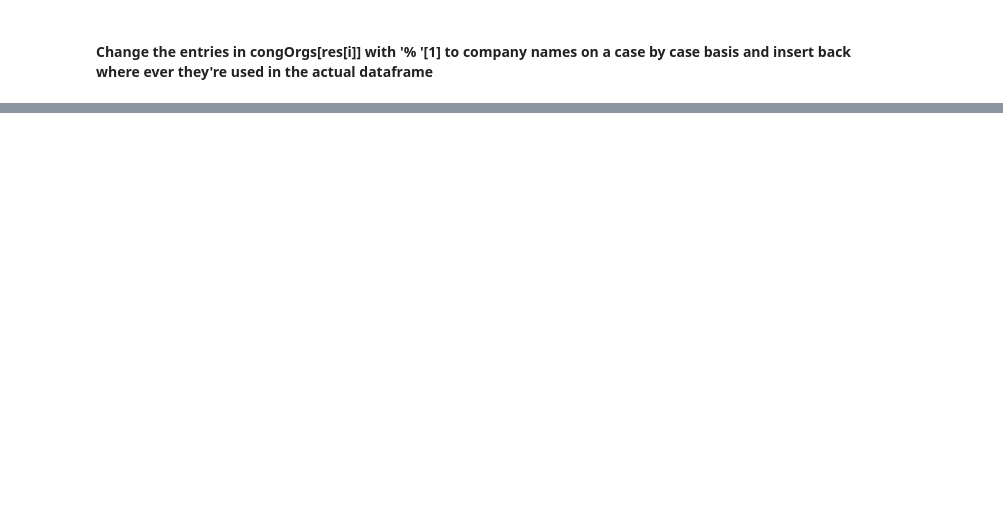
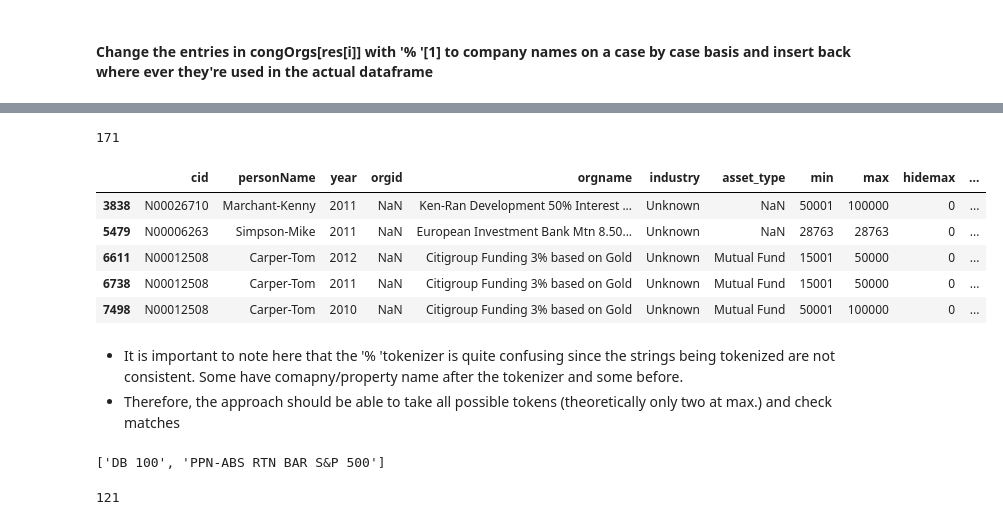
Before and after one commit to HasaanTS/string-matching-project, a Jupyter notebook: notebooks/3) EDA_py3_v2.ipynb, the cells around one changed output, grey strips where cells are left out. Cells and saved outputs as stored; diff of their text form; code cells hidden in the pictures; blank space fills up the shorter version.

```diff
--- a/notebooks/3) EDA_py3_v2.ipynb
+++ b/notebooks/3) EDA_py3_v2.ipynb
@@ -208,0 +225,17 @@ print([congOrgs[res[i]] for i in range(len(res))])
+# %%
+# REGEX patterns (https://help.libreoffice.org/Common/List_of_Regular_Expressions)
+pattern = re.compile('\+?%\s')  #testing  regex (https://www.regextester.com/94730)
+matches = [x for x in congOrgs if pattern.findall(x)]
+# %%
+print(len(matches))
+# %% [output]
+171
+# %%
+congDF[congDF['orgname'].isin(matches)].head()
+# %% [output]
+|  | cid | personName | year | orgid | orgname | industry | asset_type | min | max | hidemax | ... |
+| 3838 | N00026710 | Marchant-Kenny | 2011 | NaN | Ken-Ran Development 50% Interest ... | Unknown | NaN | 50001 | 100000 | 0 | ... |
+| 5479 | N00006263 | Simpson-Mike | 2011 | NaN | European Investment Bank Mtn 8.50... | Unknown | NaN | 28763 | 28763 | 0 | ... |
+| 6611 | N00012508 | Carper-Tom | 2012 | NaN | Citigroup Funding 3% based on Gold | Unknown | Mutual Fund | 15001 | 50000 | 0 | ... |
+| 6738 | N00012508 | Carper-Tom | 2011 | NaN | Citigroup Funding 3% based on Gold | Unknown | Mutual Fund | 15001 | 50000 | 0 | ... |
+| 7498 | N00012508 | Carper-Tom | 2010 | NaN | Citigroup Funding 3% based on Gold | Unknown | Mutual Fund | 50001 | 100000 | 0 | ... |
@@ -208,0 +244,8 @@ print([congOrgs[res[i]] for i in range(len(res))])
+# %% [markdown]
+- It is important to note here that the '% 'tokenizer is quite confusing since the strings being tokenized are not     consistent. Some have comapny/property name after the tokenizer and some before.
+- Therefore, the approach should be able to take all possible tokens (theoretically only two at max.) and check         matches
+# %%
+print(perList_sep[10])
+# print(perList_sep[1])
+# %% [output]
+['DB 100', 'PPN-ABS RTN BAR S&P 500']
@@ -208,0 +261,4 @@ print([congOrgs[res[i]] for i in range(len(res))])
+# %%
+matches.index('10% interest in Trott-ATA LLC')
+# %% [output]
+121
```
Also changed, not shown: parts of 43 cells of this notebook, 7 other files.
